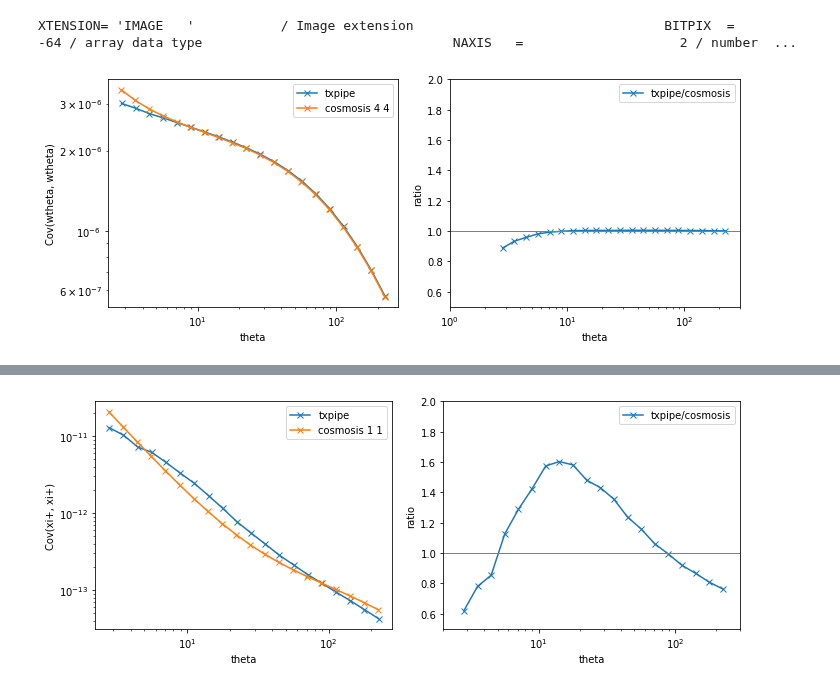
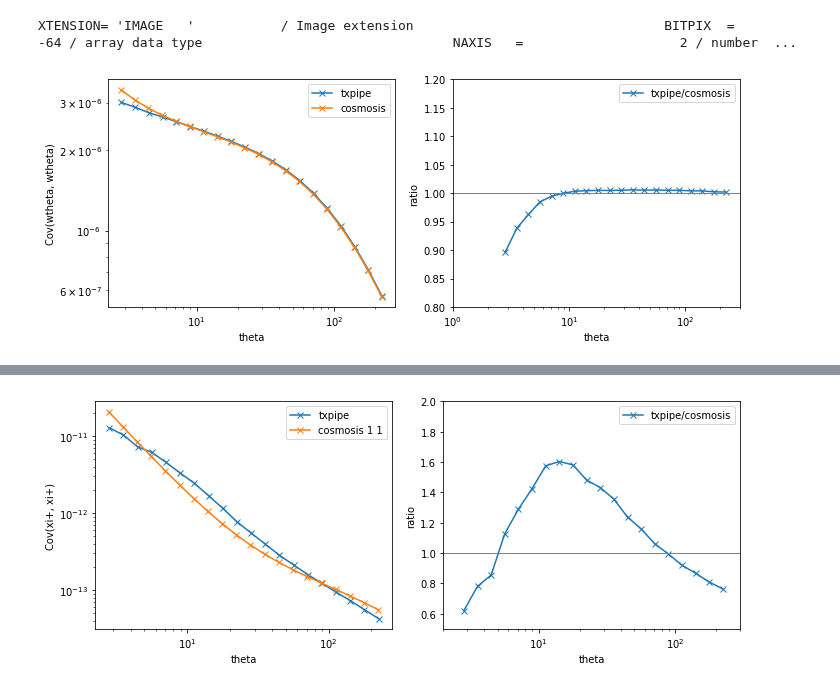
Before and after one commit to LSSTDESC/txpipe-cosmodc2, a Jupyter notebook: notebooks/CompareGaussianCov.ipynb, the cells around one changed output, grey strips where cells are left out. Drawn from its saved outputs; the diff is of its cells as text; code cells hidden in the pictures.

```diff
--- a/notebooks/CompareGaussianCov.ipynb
+++ b/notebooks/CompareGaussianCov.ipynb
@@ -66,23 +66,23 @@ theta_cosmosis = Cosmosis['wtheta'].data['ang']
 # %%
 plt.figure(figsize=(10,4))
 
 plt.subplot(121)
 plt.loglog(theta_txpipe, np.diag(cov_txpipe[:20,:20]), marker='x', label='txpipe')
 plt.loglog(theta_cosmosis, np.diag(cov_cosmosis[480:,480:]), marker='x', label='cosmosis')
 plt.xlabel('theta')
 plt.ylabel('Cov(wtheta, wtheta)')
 plt.legend()
 plt.subplot(122)
 plt.semilogx(theta_txpipe, np.diag(cov_txpipe[:20,:20])/np.diag(cov_cosmosis[480:,480:]), marker='x', label='txpipe/cosmosis')
 plt.xlabel('theta')
 plt.ylabel('ratio')
-plt.ylim(0.5,2)
+plt.ylim(0.8,1.2)
 plt.plot([1,300],[1,1], color='grey', lw=1)
 plt.xlim(1,300)
 plt.legend()
 plt.tight_layout()
 # %% [output]
-[figure, old version]
+[figure, new version]
 # %%
 for i in range(4):
     plt.figure(figsize=(10,4))
```
Also changed, not shown: parts of 2 cells of this notebook, 3 other files.
